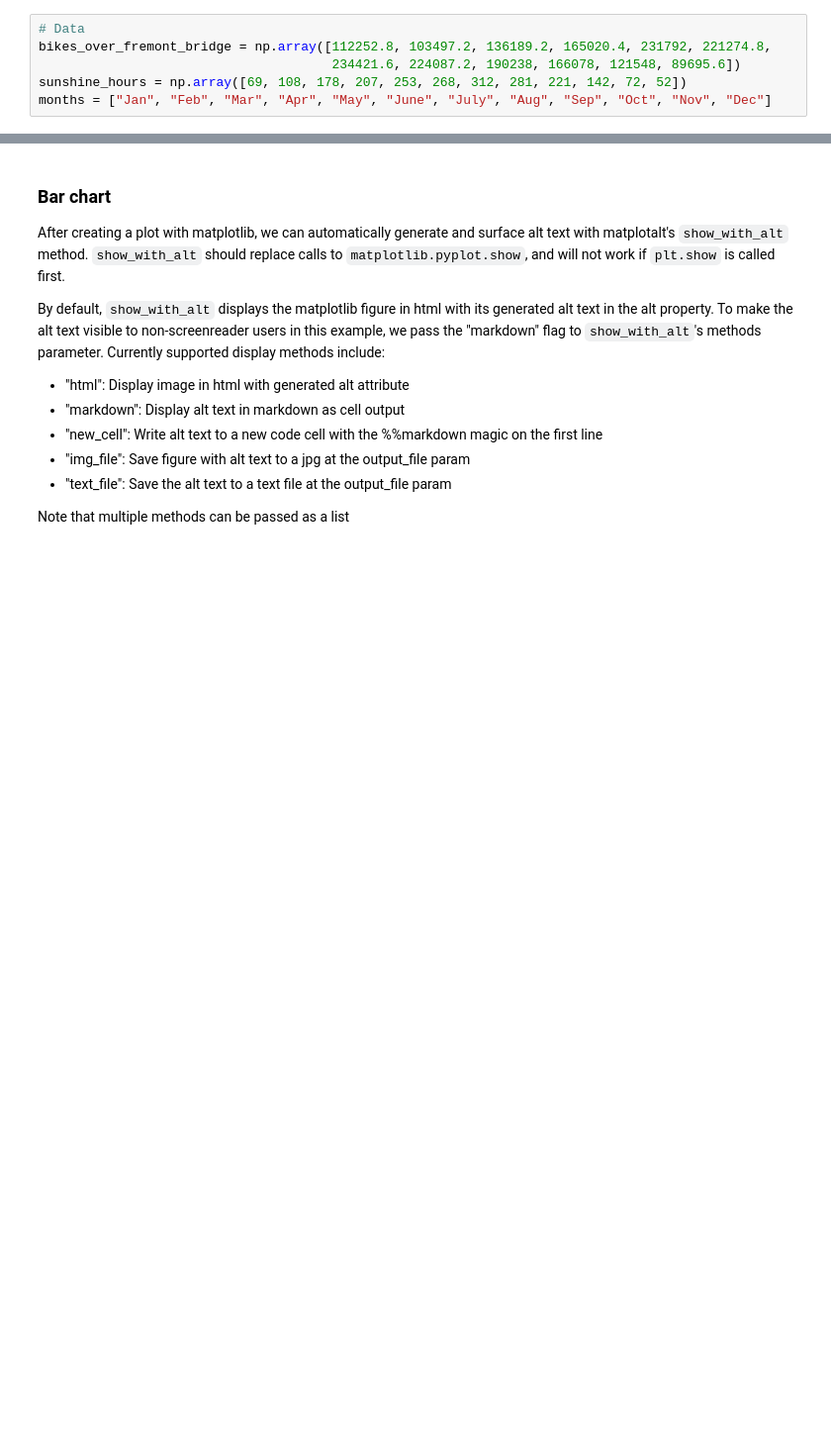
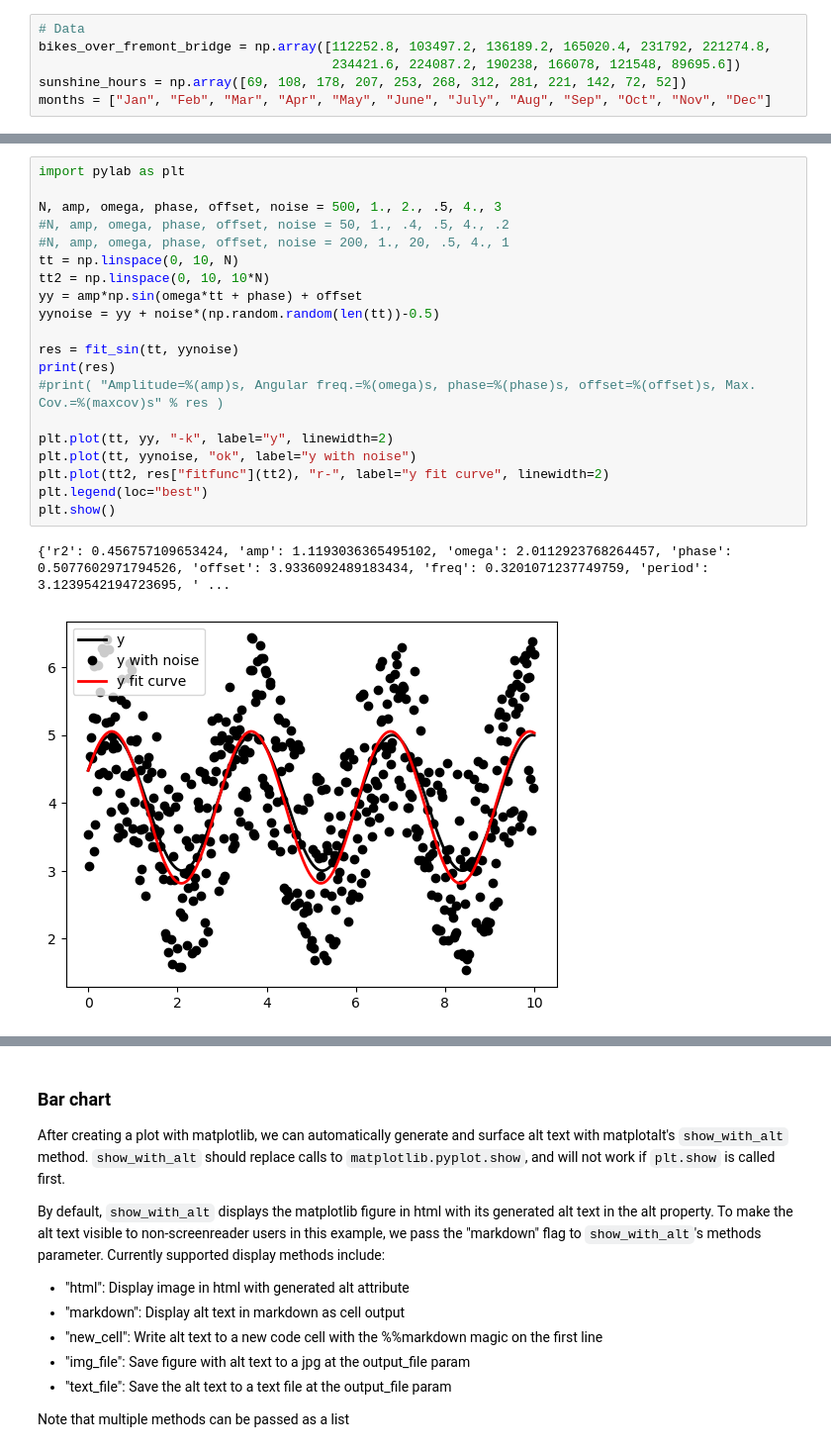
Before and after one commit to KaiNylund/matplotalt, a Jupyter notebook: examples_test.ipynb, the cells around one changed output, grey strips where cells are left out. Shown at 99% size. Drawn from its saved outputs; the diff is of its cells as text; blank space fills up the shorter version.

```diff
--- a/examples_test.ipynb
+++ b/examples_test.ipynb
@@ -26,0 +53,23 @@ months = ["Jan", "Feb", "Mar", "Apr", "May", "June", "July", "Aug", "Sep", "Oct"
+# %%
+import pylab as plt
+
+N, amp, omega, phase, offset, noise = 500, 1., 2., .5, 4., 3
+#N, amp, omega, phase, offset, noise = 50, 1., .4, .5, 4., .2
+#N, amp, omega, phase, offset, noise = 200, 1., 20, .5, 4., 1
+tt = np.linspace(0, 10, N)
+tt2 = np.linspace(0, 10, 10*N)
+yy = amp*np.sin(omega*tt + phase) + offset
+yynoise = yy + noise*(np.random.random(len(tt))-0.5)
+
+res = fit_sin(tt, yynoise)
+print(res)
+#print( "Amplitude=%(amp)s, Angular freq.=%(omega)s, phase=%(phase)s, offset=%(offset)s, Max. Cov.=%(maxcov)s" % res )
+
+plt.plot(tt, yy, "-k", label="y", linewidth=2)
+plt.plot(tt, yynoise, "ok", label="y with noise")
+plt.plot(tt2, res["fitfunc"](tt2), "r-", label="y fit curve", linewidth=2)
+plt.legend(loc="best")
+plt.show()
+# %% [output]
+{'r2': 0.456757109653424, 'amp': 1.1193036365495102, 'omega': 2.0112923768264457, 'phase': 0.5077602971794526, 'offset': 3.9336092489183434, 'freq': 0.3201071237749759, 'period': 3.1239542194723695, ' ...
+[figure, added]
```
Also changed, not shown: parts of 8 cells of this notebook, 6 other files.
